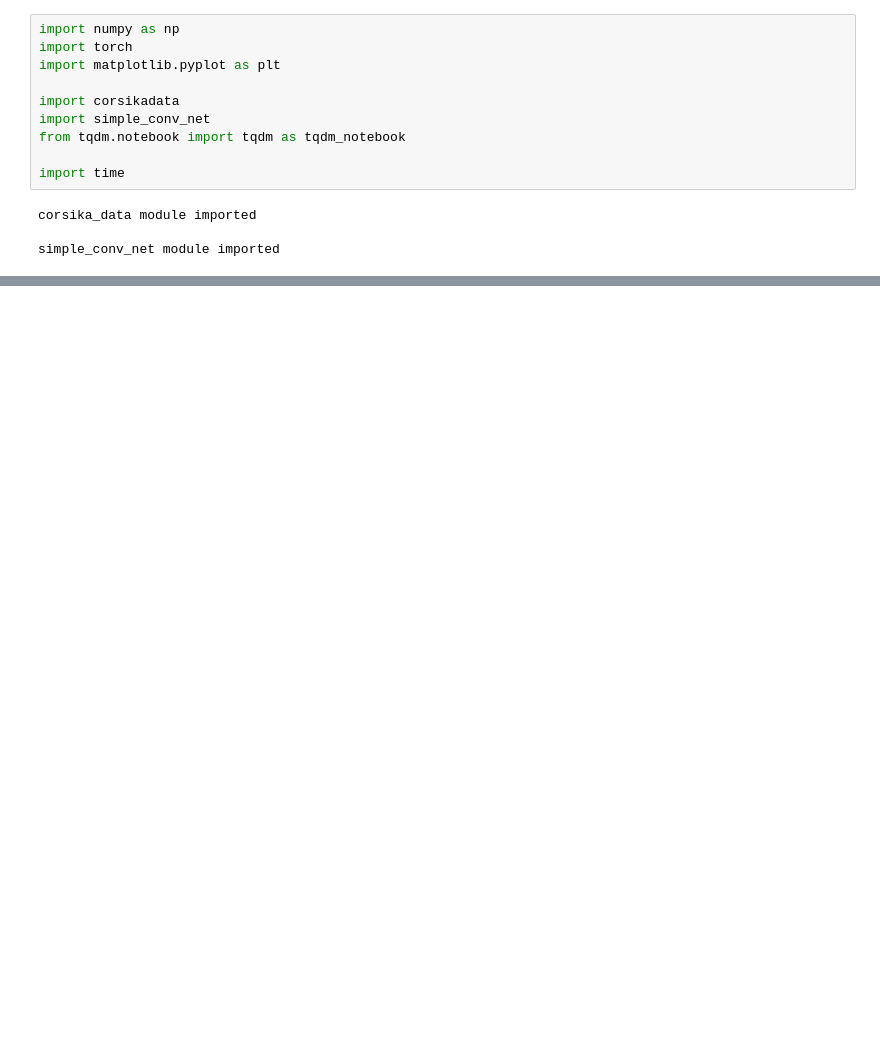
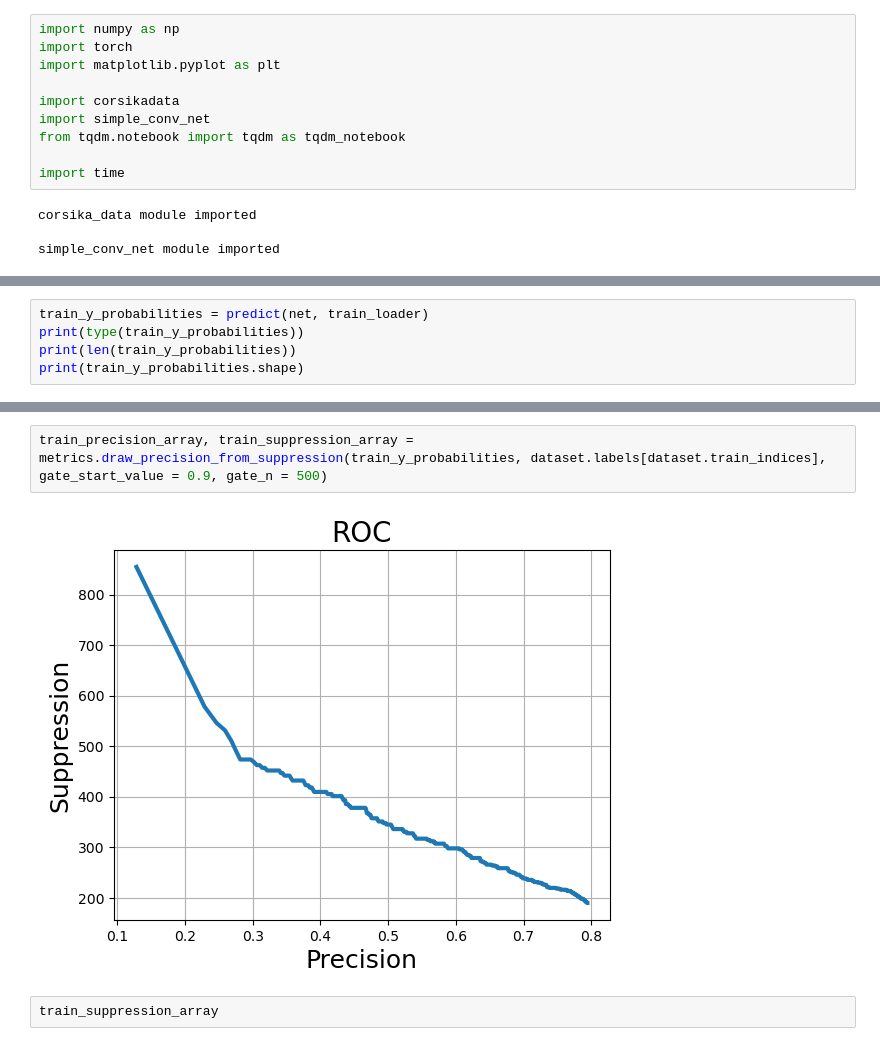
Before and after one commit to Sholtan/TAIGA_CNN, a Jupyter notebook: test.ipynb, the cells around one changed output, grey strips where cells are left out. Saved outputs shown, nothing was run; the diff lists cells and outputs as text; blank space fills up the shorter version.

```diff
--- a/test.ipynb
+++ b/test.ipynb
@@ -124,0 +164,5 @@ len(losses)
+# %%
+train_y_probabilities = predict(net, train_loader)
+print(type(train_y_probabilities))
+print(len(train_y_probabilities))
+print(train_y_probabilities.shape)
@@ -124,0 +181,6 @@ len(losses)
+# %%
+train_precision_array, train_suppression_array = metrics.draw_precision_from_suppression(train_y_probabilities, dataset.labels[dataset.train_indices], gate_start_value = 0.9, gate_n = 500)
+# %% [output]
+[figure, added]
+# %%
+train_suppression_array
```
Also changed, not shown: parts of 24 cells of this notebook, 2 other files.
